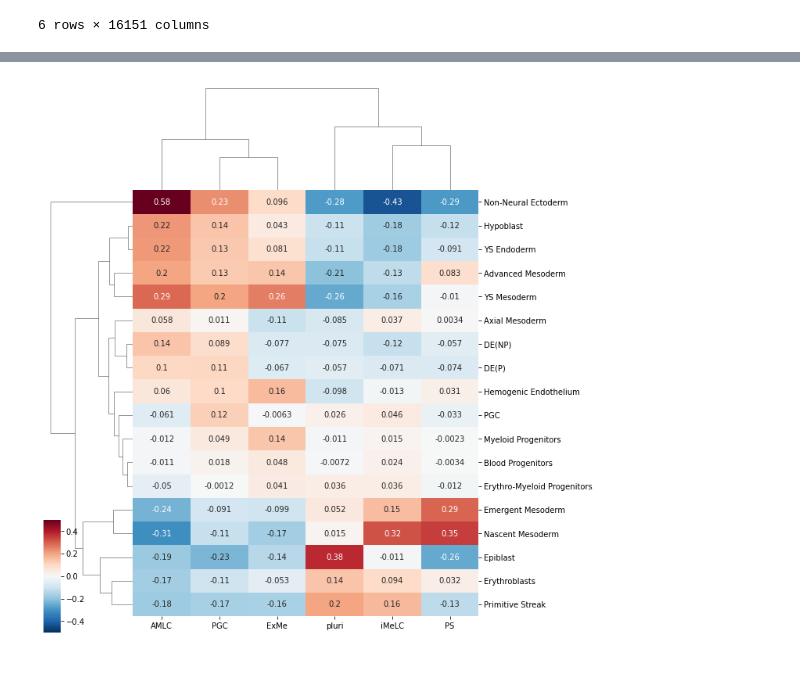
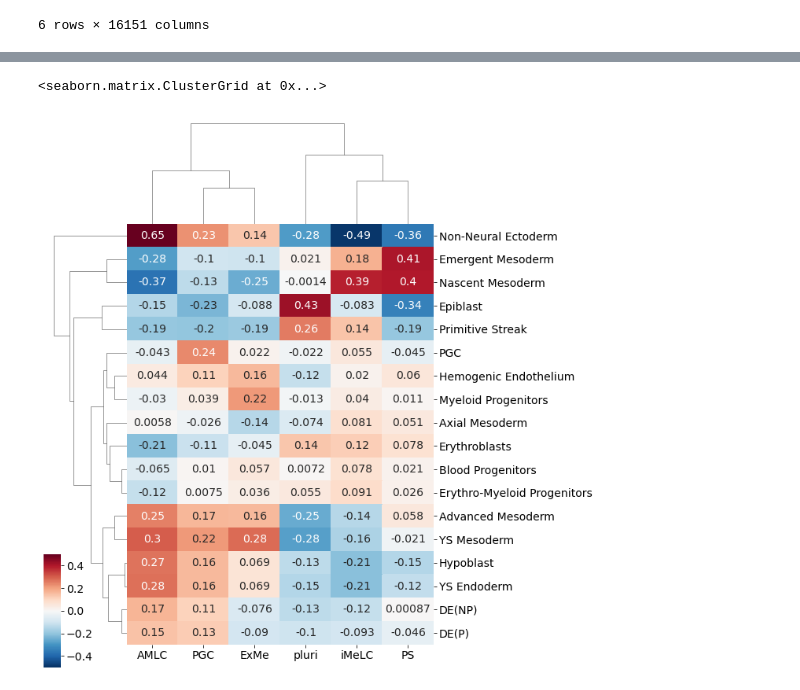
Before and after one commit to idse/PGCs, a Jupyter notebook: transcription/scRNAseq/humanGastrula_final.ipynb, the cells around one changed output, grey strips where cells are left out. Saved outputs shown, nothing was run; the diff lists cells and outputs as text; code cells hidden in the pictures.

```diff
--- a/transcription/scRNAseq/humanGastrula_final.ipynb
+++ b/transcription/scRNAseq/humanGastrula_final.ipynb
@@ -352,7 +426,12 @@ sb.clustermap(clustercorr_df, cbar=True, annot=True)
 # %%
-scseqDir = '/Users/idse/data_tmp/scRNAseq/201008_42hMP/'
-ourdataDir = scseqDir + 'Sample_1810-KJ-1_TTGCCCGT-AATCTCAC/outs/'
+scseqDir = '/Users/idse/data_tmp/scRNAseq/'
+ourdataDir = scseqDir + '201008_42hMP/Sample_1810-KJ-1_TTGCCCGT-AATCTCAC/outs/'
 MP_cluster_means_zscore = pd.read_csv(ourdataDir+'cluster_means_zscore.csv',index_col='Unnamed: 0');
+# %%
+# micropattern preprocessed data
+MP_data_sqrt = pd.read_pickle(scseqDir + '201008_42hMP/Sample_1810-KJ-1_TTGCCCGT-AATCTCAC/outs/' + "Jo_preprocessed_data_sqrt.pickle.gz")
+# micropattern clusters
+MP_louvain_clusters = np.loadtxt(scseqDir + '201008_42hMP/Sample_1810-KJ-1_TTGCCCGT-AATCTCAC/outs/' + 'louvain_clusters.csv', delimiter=',')
 # %%
 MP_cluster_means_zscore
 # %% [output]
@@ -364,3 +443,6 @@ MP_cluster_means_zscore
 | PGC | 0.107407 | -0.086200 | 0.044395 | -0.057635 | ... |
 | ExMe | -0.331231 | -0.343149 | -0.016465 | -0.147420 | ... |
 6 rows × 16151 columns
+# %%
+# micropattern hvg
+MP_data_sqrt_hvg = scprep.select.highly_variable_genes(MP_data_sqrt, percentile=90)
@@ -375,7 +461,7 @@ data_sqrt_hvg.shape
 # get MP columns for hvg of gastrula
 gastrula_hvg = list(data_sqrt_hvg.columns);
 gastrula_hvg = ['^' + item + '($| )' for item in gastrula_hvg]
-MP_c, MP_s = select_genes(MP_cluster_means_zscore,gastrula_hvg)
+MP_c, MP_s = select_genes(MP_data_sqrt_hvg, gastrula_hvg)
 # %%
 # get intersection between gene lists
 gastrula_hvg = list(data_sqrt_hvg.columns);
@@ -411,10 +497,15 @@ data_sqrt_hvg[MP_s2].shape
 # %%
-# cross-correlate the z-scores for both data sets
+# cross-correlate the z-scores for both data sets - SUBCLUSTERS
+plt.rcParams.update({'font.size':14})
+plt.rcParams.update({'font.weight':'regular'})
+plt.rcParams.update({'axes.linewidth': 2})
+
 M = sub_cluster_means_zscore[MP_s2].T
 N = MP_cluster_means_zscore[MP_c2].T
 clustercorr = scprep.stats.pairwise_correlation(M, N)
 clustercorr_df = pd.DataFrame(clustercorr,columns=N.columns,index=M.columns)
 sb.clustermap(clustercorr_df, cbar=True, vmax=0.5, vmin=-0.5,annot=True,cbar_pos=(0.01,0.01,0.03,0.2),cmap='RdBu_r')
-plt.savefig(ourdataDir + 'correlate_gastrula_subcluster_hvg.png')
+#plt.savefig(ourdataDir + 'correlate_gastrula_subcluster_hvg_intersect.png')
 # %% [output]
+<seaborn.matrix.ClusterGrid at 0x...>
-[figure, old version]
+[figure, new version]
```
Also changed, not shown: parts of 29 cells of this notebook, 19 other files.
